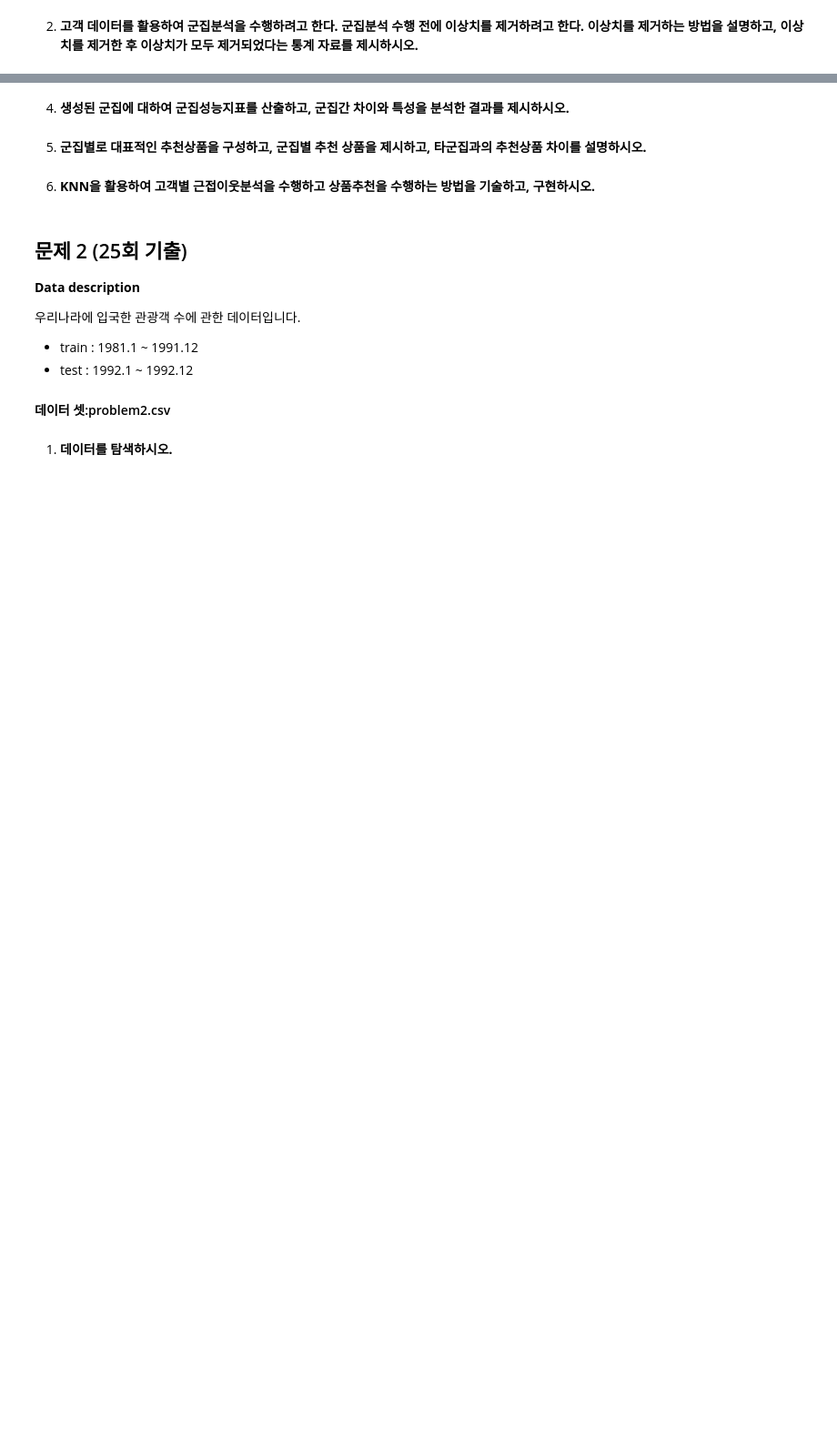
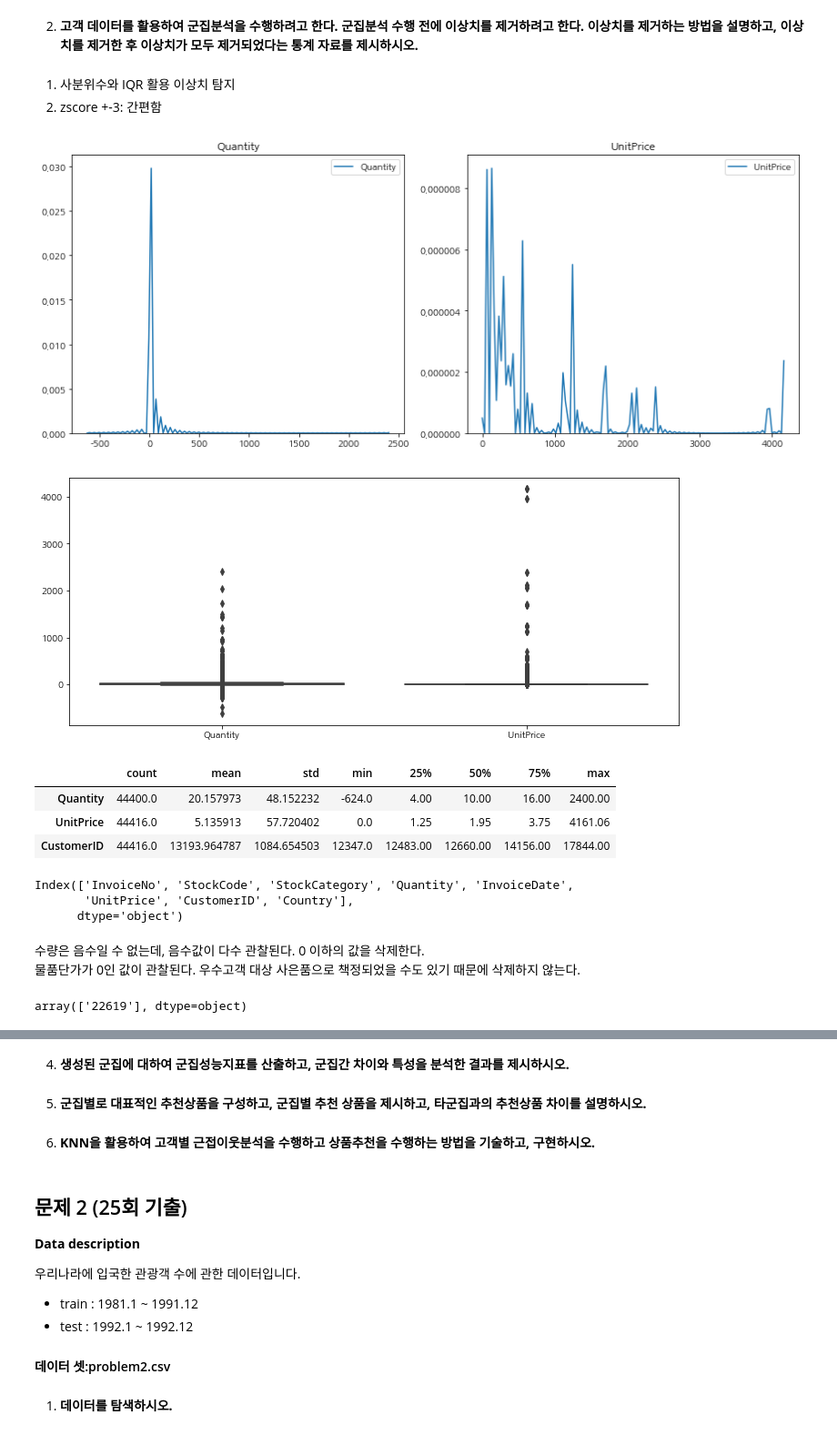
Before and after one commit to qiwerr1004/ADP_go, a Jupyter notebook: 26/ADP26_문제.ipynb, the cells around one changed output, grey strips where cells are left out. Shown: that part at 91% size. Saved outputs shown, nothing was run; the diff lists cells and outputs as text; code cells hidden in the pictures; blank space fills up the shorter version.

```diff
--- a/26/ADP26_문제.ipynb
+++ b/26/ADP26_문제.ipynb
@@ -27,2 +85,42 @@
 # %% [markdown]
 2.  **고객 데이터를 활용하여 군집분석을 수행하려고 한다. 군집분석 수행 전에 이상치를 제거하려고 한다. 이상치를 제거하는 방법을 설명하고, 이상치를 제거한 후 이상치가 모두 제거되었다는 통계 자료를 제시하시오.**
+# %% [markdown]
+1. 사분위수와 IQR 활용 이상치 탐지
+2. zscore +-3: 간편함
+# %%
+n_cols = df1.select_dtypes('number').columns[:-1]
+
+fig, axes = plt.subplots(1, 2, figsize=(12, 5))
+
+for col, ax in zip(n_cols, axes):
+    sns.kdeplot(data=df1[col], ax=ax)
+    ax.set_title(col)
+plt.tight_layout()
+plt.show()
+
+plt.figure(figsize=(12, 5))
+sns.boxplot(data=df1[n_cols])
+plt.show()
+# %% [output]
+[figure, added]
+[figure, added]
+# %%
+df.describe().T
+# %% [output]
+|  | count | mean | std | min | 25% | 50% | 75% | max |
+| Quantity | 44400.0 | 20.157973 | 48.152232 | -624.0 | 4.00 | 10.00 | 16.00 | 2400.00 |
+| UnitPrice | 44416.0 | 5.135913 | 57.720402 | 0.0 | 1.25 | 1.95 | 3.75 | 4161.06 |
+| CustomerID | 44416.0 | 13193.964787 | 1084.654503 | 12347.0 | 12483.00 | 12660.00 | 14156.00 | 17844.00 |
+# %%
+df1.columns
+# %% [output]
+Index(['InvoiceNo', 'StockCode', 'StockCategory', 'Quantity', 'InvoiceDate',
+       'UnitPrice', 'CustomerID', 'Country'],
+      dtype='object')
+# %% [markdown]
+수량은 음수일 수 없는데, 음수값이 다수 관찰된다. 0 이하의 값을 삭제한다.
+물품단가가 0인 값이 관찰된다. 우수고객 대상 사은품으로 책정되었을 수도 있기 때문에 삭제하지 않는다.
+# %%
+z_code.values
+# %% [output]
+array(['22619'], dtype=object)
```
Also changed, not shown: parts of 62 cells of this notebook.
